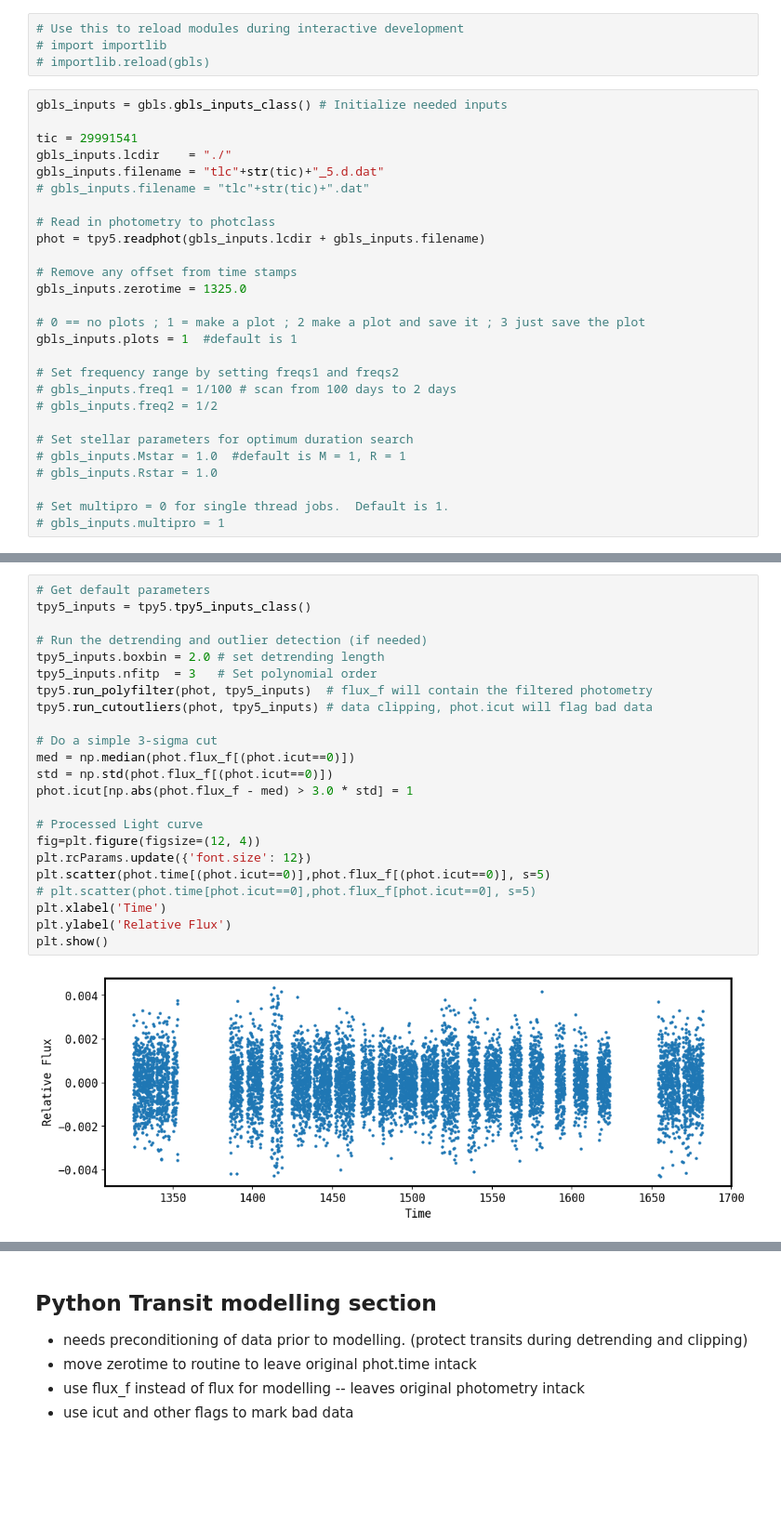
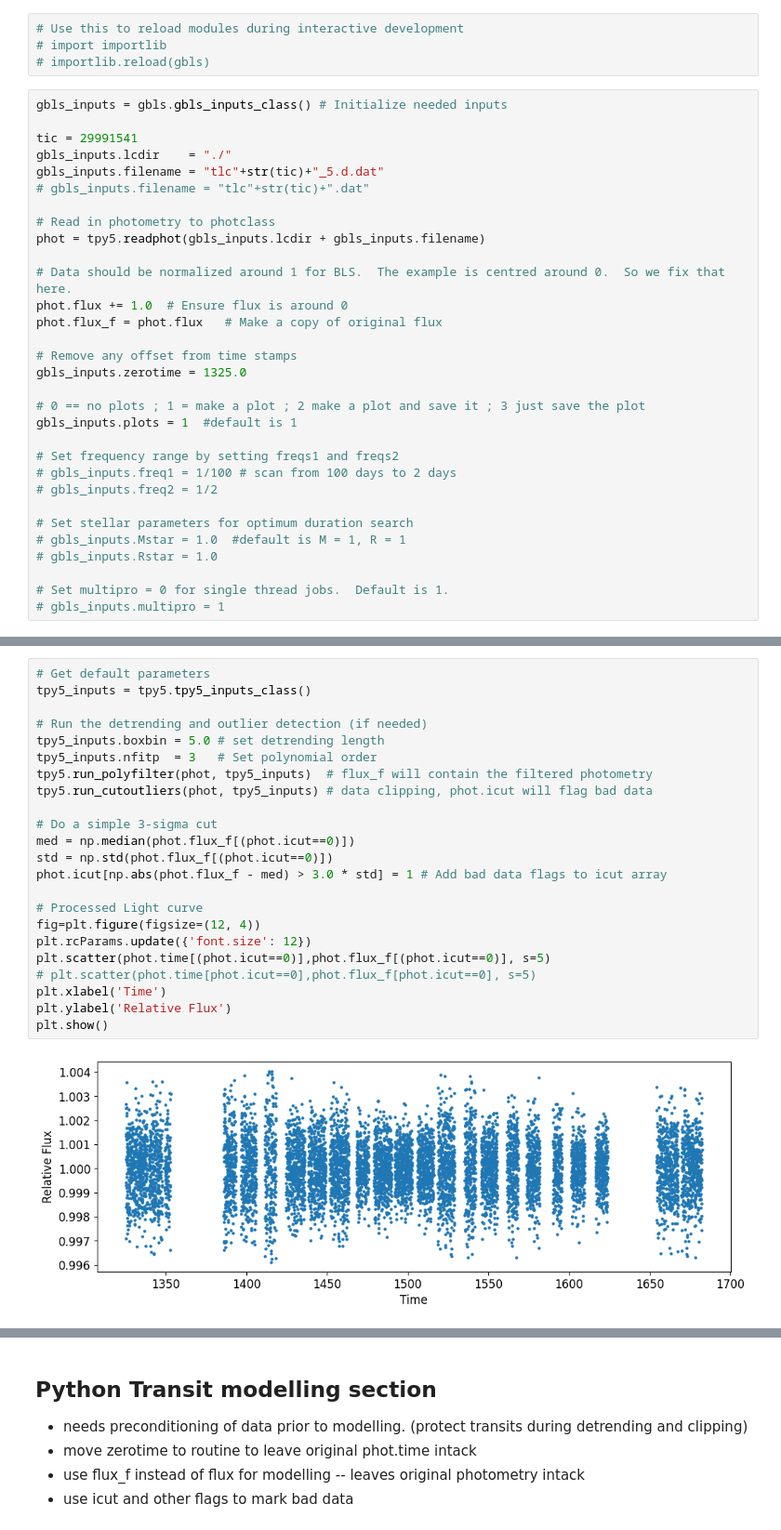
Before and after one commit to jasonfrowe/bls_cuda, a Jupyter notebook: bls_cpu.ipynb, the cells around one changed output, grey strips where cells are left out. Shown at 93% size. Saved outputs shown, nothing was run; the diff lists cells and outputs as text; blank space fills up the shorter version.

```diff
--- a/bls_cpu.ipynb
+++ b/bls_cpu.ipynb
@@ -23,6 +23,10 @@ gbls_inputs.filename = "tlc"+str(tic)+"_5.d.dat"
 
 # Read in photometry to photclass
 phot = tpy5.readphot(gbls_inputs.lcdir + gbls_inputs.filename)
+
+# Data should be normalized around 1 for BLS.  The example is centred around 0.  So we fix that here.
+phot.flux += 1.0  # Ensure flux is around 0
+phot.flux_f = phot.flux   # Make a copy of original flux
 
 # Remove any offset from time stamps
 gbls_inputs.zerotime = 1325.0
@@ -53,28 +57,28 @@ plt.show()
 # %%
 # Get default parameters
 tpy5_inputs = tpy5.tpy5_inputs_class()
 
 # Run the detrending and outlier detection (if needed)
-tpy5_inputs.boxbin = 2.0 # set detrending length
+tpy5_inputs.boxbin = 5.0 # set detrending length
 tpy5_inputs.nfitp  = 3   # Set polynomial order
 tpy5.run_polyfilter(phot, tpy5_inputs)  # flux_f will contain the filtered photometry
 tpy5.run_cutoutliers(phot, tpy5_inputs) # data clipping, phot.icut will flag bad data
 
 # Do a simple 3-sigma cut
 med = np.median(phot.flux_f[(phot.icut==0)])
 std = np.std(phot.flux_f[(phot.icut==0)])
-phot.icut[np.abs(phot.flux_f - med) > 3.0 * std] = 1
+phot.icut[np.abs(phot.flux_f - med) > 3.0 * std] = 1 # Add bad data flags to icut array
 
 # Processed Light curve
 fig=plt.figure(figsize=(12, 4))
 plt.rcParams.update({'font.size': 12})
 plt.scatter(phot.time[(phot.icut==0)],phot.flux_f[(phot.icut==0)], s=5)
 # plt.scatter(phot.time[phot.icut==0],phot.flux_f[phot.icut==0], s=5)
 plt.xlabel('Time')
 plt.ylabel('Relative Flux')
 plt.show()
 # %% [output]
-[figure, old version]
+[figure, new version]
 # %%
 # Set up the BLS inputs and run
 gbls_inputs          = gbls.gbls_inputs_class() # Initialize needed inputs
```
Also changed, not shown: parts of 24 cells of this notebook, 18 other files.
